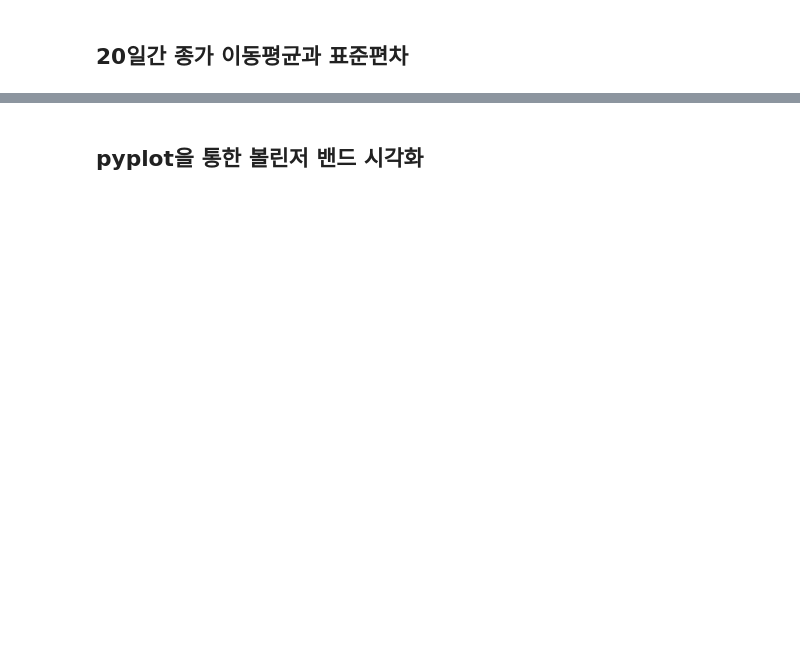
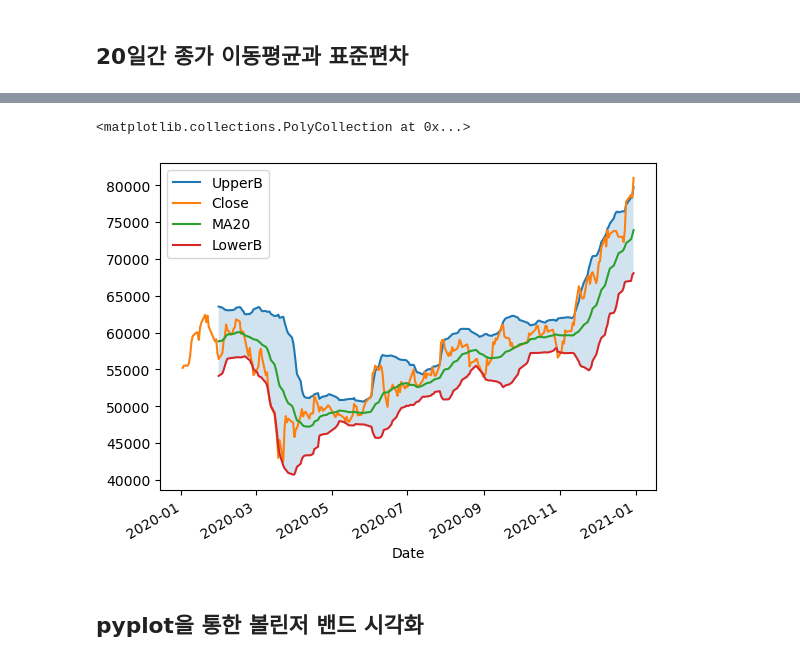
Before and after one commit to jamjamzo/finance-data-analysis, a Jupyter notebook: 6.2 변동성 지표 볼린저 밴드-input.ipynb, the cells around one changed output, grey strips where cells are left out. Drawn from its saved outputs; the diff is of its cells as text; code cells hidden in the pictures; blank space fills up the shorter version.

```diff
--- a/6.2 변동성 지표 볼린저 밴드-input.ipynb
+++ b/6.2 변동성 지표 볼린저 밴드-input.ipynb
@@ -52,0 +52,4 @@ plt.fill_between(mstd.index, ma - 2 * mstd, ma + 2 * mstd, color="b", alpha=0.2)
+# %%
+# FinanceDataReader 불러오기
+df = fdr.DataReader("005930", "2020", "2021")
+df.shape
@@ -57,7 +80,7 @@ plt.fill_between(mstd.index, ma - 2 * mstd, ma + 2 * mstd, color="b", alpha=0.2)
 ## 20일간 종가의 이동평균
 # %%
 # 20일간 종가의 이동평균
-# df["MA20"]
+df["MA20"] = df['Close'].rolling(20).mean()
 # %% [markdown]
 ## 분산과 표준편차
 
@@ -95,6 +142,7 @@ plt.fill_between(mstd.index, ma - 2 * mstd, ma + 2 * mstd, color="b", alpha=0.2)
 # 20일간 종가의 표준편차
 # UpperB = 종가의 이동평균 + (표준편차 * 2)
 # LowerB = 종가의 이동평균 - (표준편차 * 2)
-# df["stddev"]
-# df["UpperB"]
-# df["LowerB"]
+df["stddev"] = df["Close"].rolling(20).std()
+df["UpperB"] = df['MA20'] + (df["stddev"] * 2)
+df["LowerB"] = df['MA20'] - (df["stddev"] * 2)
+df.tail()
@@ -103,2 +157,10 @@ plt.fill_between(mstd.index, ma - 2 * mstd, ma + 2 * mstd, color="b", alpha=0.2)
+# %%
+# "UpperB", "Close", "LowerB" 를 시각화 합니다.
+# pandas 내장된 plot 활용
+df[["UpperB", "Close", "MA20", "LowerB"]].plot()
+plt.fill_between(df.index, df.LowerB, df.UpperB, alpha=0.2)
+# %% [output]
+<matplotlib.collections.PolyCollection at 0x...>
+[figure, added]
 # %% [markdown]
 ## pyplot을 통한 볼린저 밴드 시각화
```
Also changed, not shown: parts of 35 cells of this notebook.
